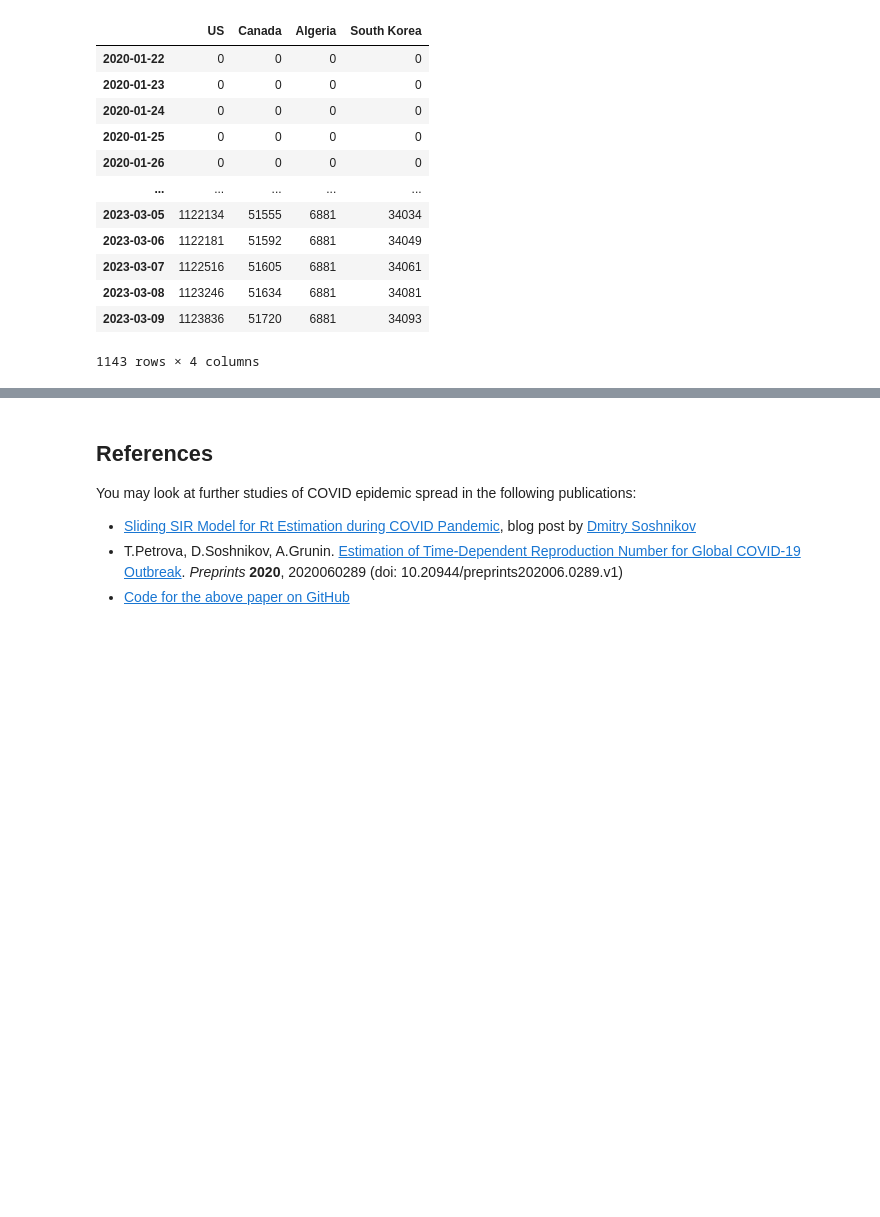
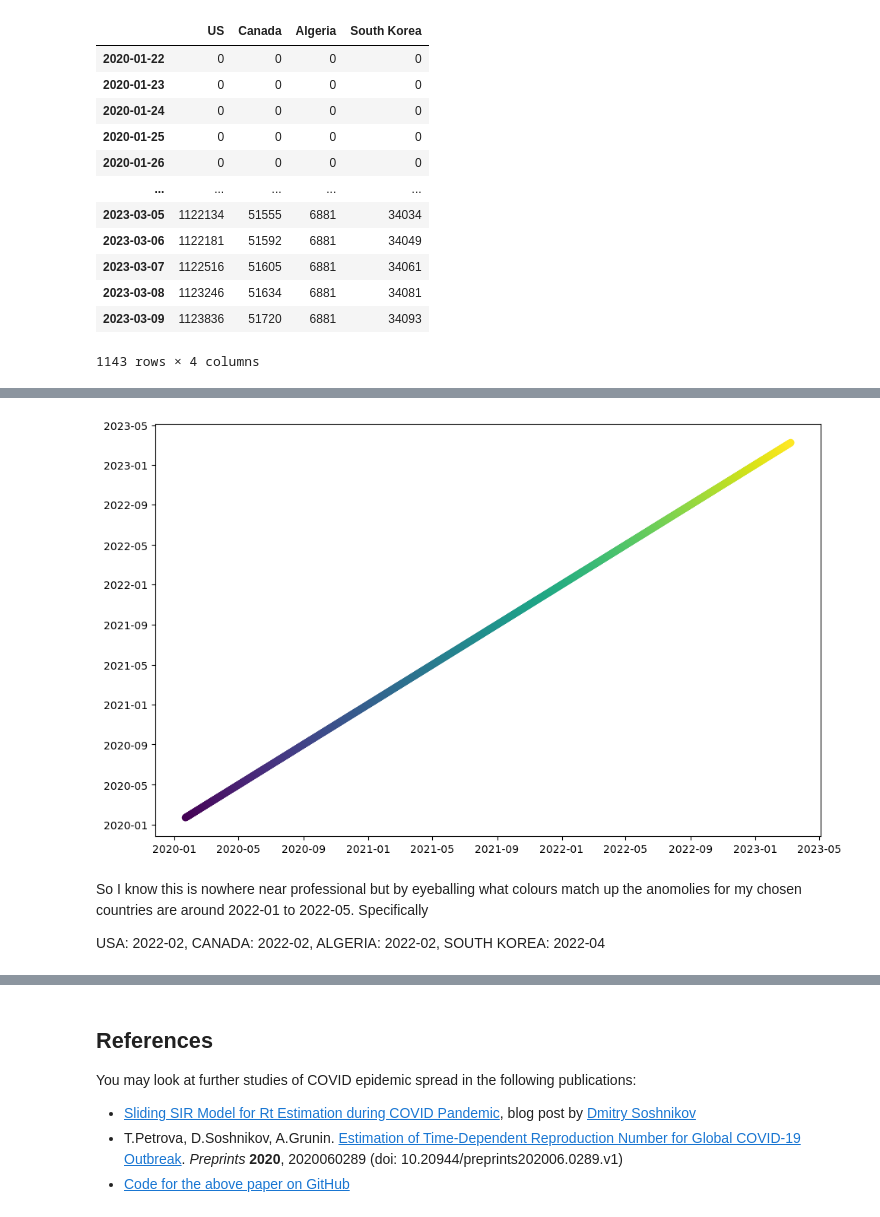
Before and after one commit to ijessicachen/introdatascience, a Jupyter notebook: 2-Working-With-Data/07-python/covidspread.ipynb, the cells around one changed output, grey strips where cells are left out. Saved outputs shown, nothing was run; the diff lists cells and outputs as text; code cells hidden in the pictures; blank space fills up the shorter version.

```diff
--- a/2-Working-With-Data/07-python/covidspread.ipynb
+++ b/2-Working-With-Data/07-python/covidspread.ipynb
@@ -616,0 +632,11 @@ I don't know why the scales are all different, you should probably figure that o
+# %%
+plt.figure(figsize=(10,6))
+plt.scatter(df_dlInfections.index, df_dlInfections.index, c = df_dlInfections.index, cmap = "viridis")
+plt.tight_layout()
+plt.show()
+# %% [output]
+[figure, added]
+# %% [markdown]
+So I know this is nowhere near professional but by eyeballing what colours match up the anomolies for my chosen countries are around 2022-01 to 2022-05. Specifically
+
+USA: 2022-02, CANADA: 2022-02, ALGERIA: 2022-02, SOUTH KOREA: 2022-04
```
Also changed, not shown: parts of 9 cells of this notebook.
